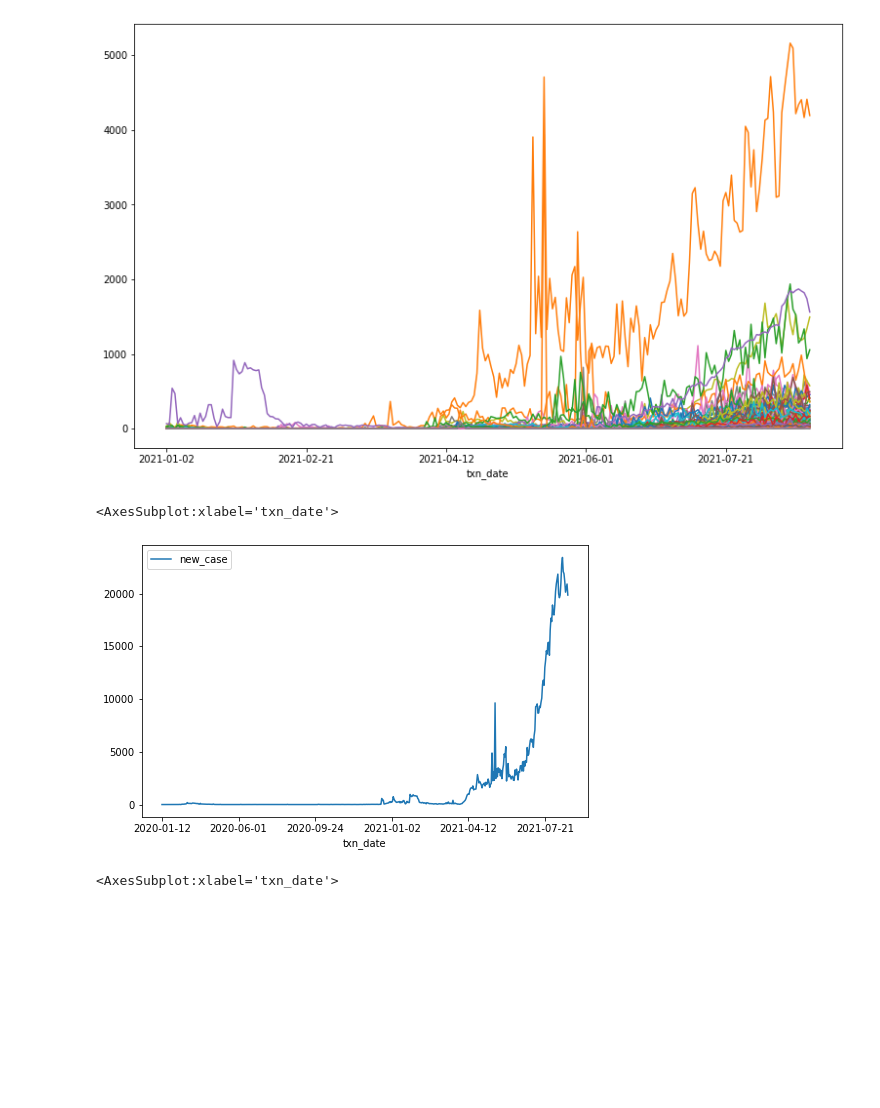
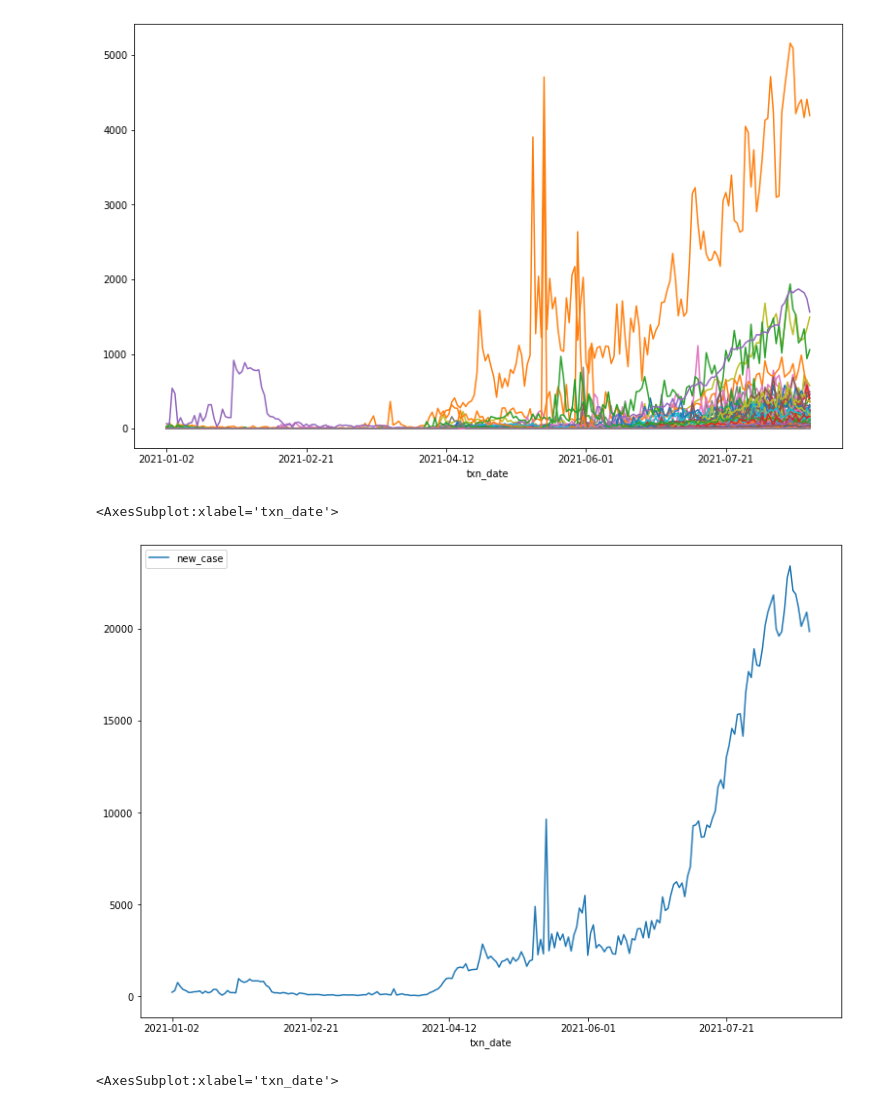
Before and after one commit to NatchanonJu/Natchanon, a Jupyter notebook: Thailand_covidreport.ipynb, the cells around one changed output. Drawn from its saved outputs; the diff is of its cells as text; code cells hidden in the pictures; blank space fills up the shorter version.

```diff
--- a/Thailand_covidreport.ipynb
+++ b/Thailand_covidreport.ipynb
@@ -14,16 +12,18 @@ Thailand_CASE = Provinces_CASE.groupby(['txn_date']).sum() # grouping by date in
 Provinces_CASE_2021 = Provinces_CASE[Provinces_CASE['txn_date']>'2021-01-01']
 BKK_CASE_2021 = BKK_CASE[BKK_CASE['txn_date']>'2021-01-01']
 Provinces_CASE_2021_pivoted = Provinces_CASE_2021.pivot(index='txn_date', columns='province', values='new_case')
+# %%
+Thailand_CASE_2021 = Provinces_CASE_2021.groupby(['txn_date']).sum() # grouping by date in order to produce Thailand case
 # %%
 Provinces_CASE_2021_pivoted.plot(figsize=(13,8), legend=None)
 # %% [output]
 <AxesSubplot:xlabel='txn_date'>
 [figure]
 # %%
-Thailand_CASE.plot(y='new_case',figsize=(8,5)) #Thailand daily graph
+Thailand_CASE_2021.plot(y='new_case',figsize=(13,9)) #Thailand daily graph
 # %% [output]
 <AxesSubplot:xlabel='txn_date'>
-[figure, old version]
+[figure, new version]
 # %%
 BKK_CASE_2021.plot(x='txn_date', y='new_case',figsize=(13,8))
 # %% [output]
```
Also changed, not shown: parts of 1 cell of this notebook.
